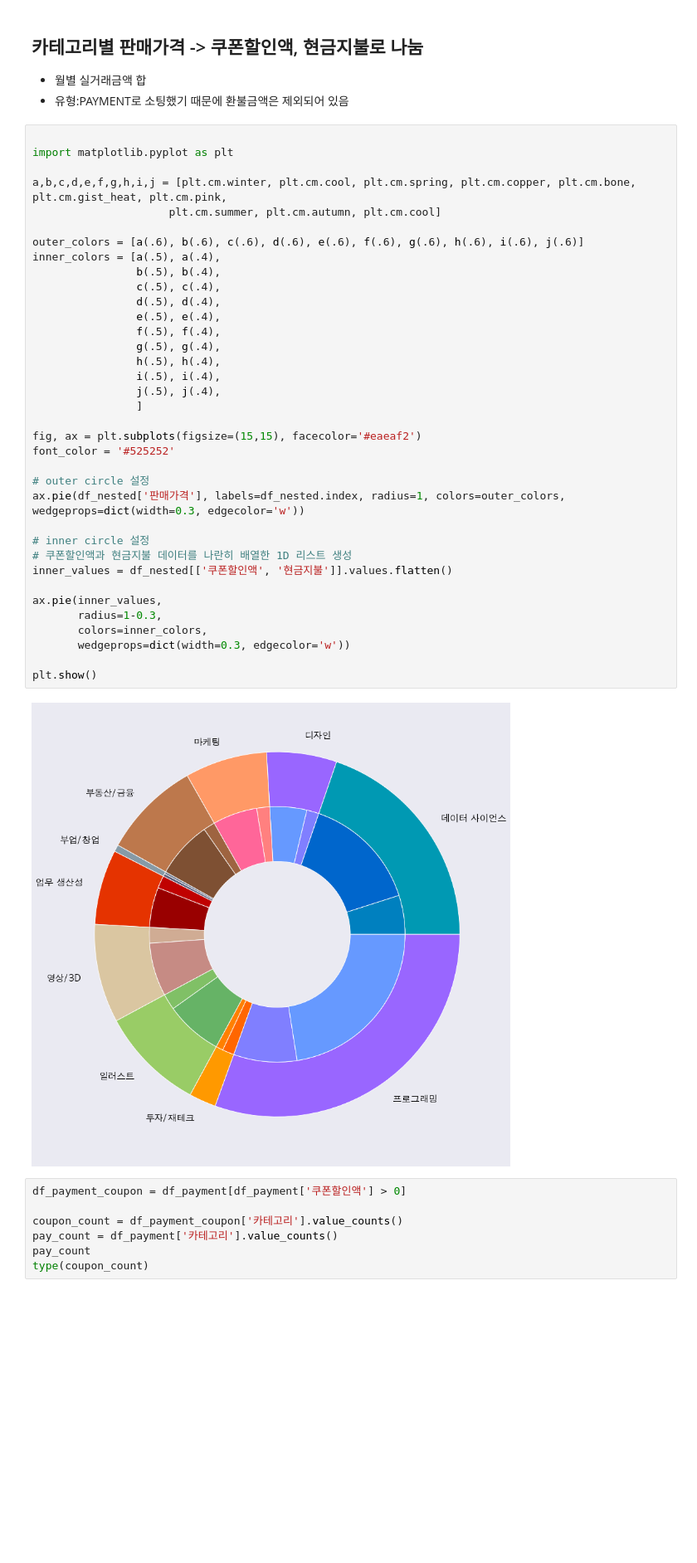
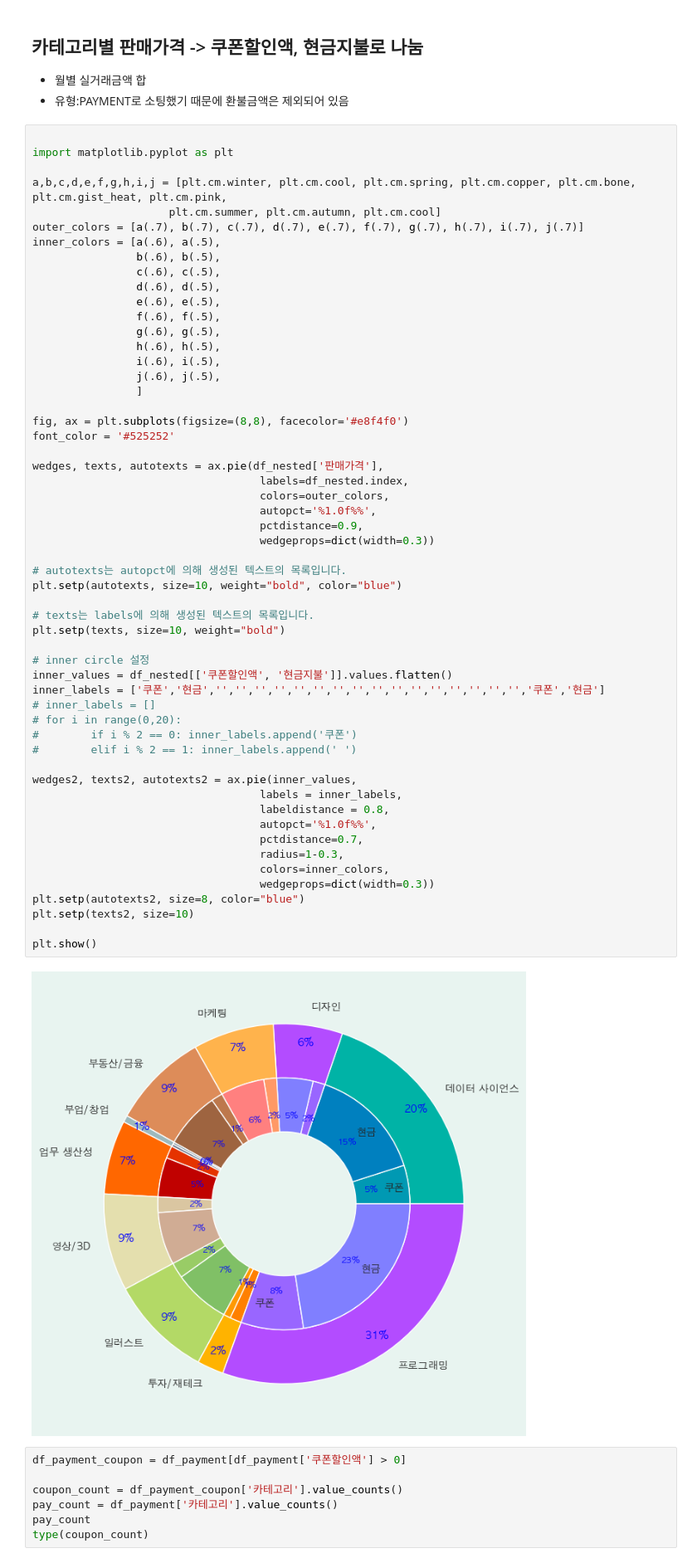
Before and after one commit to ParkSungHyon/mini_project, a Jupyter notebook: main3_230512.ipynb, the cells around one changed output. Shown at 83% size. Cells and saved outputs as stored; diff of their text form; blank space fills up the shorter version.

```diff
--- a/main3_230512.ipynb
+++ b/main3_230512.ipynb
@@ -29,41 +50,60 @@ df_nested
 # %%
 
 import matplotlib.pyplot as plt
 
 a,b,c,d,e,f,g,h,i,j = [plt.cm.winter, plt.cm.cool, plt.cm.spring, plt.cm.copper, plt.cm.bone, plt.cm.gist_heat, plt.cm.pink,
                      plt.cm.summer, plt.cm.autumn, plt.cm.cool]
-
-outer_colors = [a(.6), b(.6), c(.6), d(.6), e(.6), f(.6), g(.6), h(.6), i(.6), j(.6)]
-inner_colors = [a(.5), a(.4),
-                b(.5), b(.4),
-                c(.5), c(.4),
-                d(.5), d(.4),
-                e(.5), e(.4),
-                f(.5), f(.4),
-                g(.5), g(.4),
-                h(.5), h(.4),
-                i(.5), i(.4),
-                j(.5), j(.4),
+outer_colors = [a(.7), b(.7), c(.7), d(.7), e(.7), f(.7), g(.7), h(.7), i(.7), j(.7)]
+inner_colors = [a(.6), a(.5),
+                b(.6), b(.5),
+                c(.6), c(.5),
+                d(.6), d(.5),
+                e(.6), e(.5),
+                f(.6), f(.5),
+                g(.6), g(.5),
+                h(.6), h(.5),
+                i(.6), i(.5),
+                j(.6), j(.5),
                 ]
 
-fig, ax = plt.subplots(figsize=(15,15), facecolor='#eaeaf2')
+fig, ax = plt.subplots(figsize=(8,8), facecolor='#e8f4f0')
 font_color = '#525252'
 
-# outer circle 설정
-ax.pie(df_nested['판매가격'], labels=df_nested.index, radius=1, colors=outer_colors, wedgeprops=dict(width=0.3, edgecolor='w'))
+wedges, texts, autotexts = ax.pie(df_nested['판매가격'],
+                                   labels=df_nested.index,
+                                   colors=outer_colors,
+                                   autopct='%1.0f%%',
+                                   pctdistance=0.9,
+                                   wedgeprops=dict(width=0.3))
+
+# autotexts는 autopct에 의해 생성된 텍스트의 목록입니다.
+plt.setp(autotexts, size=10, weight="bold", color="blue")
+
+# texts는 labels에 의해 생성된 텍스트의 목록입니다.
+plt.setp(texts, size=10, weight="bold")
 
 # inner circle 설정
-# 쿠폰할인액과 현금지불 데이터를 나란히 배열한 1D 리스트 생성
 inner_values = df_nested[['쿠폰할인액', '현금지불']].values.flatten()
+inner_labels = ['쿠폰','현금','','','','','','','','','','','','','','','','','쿠폰','현금']
+# inner_labels = []
+# for i in range(0,20):
+#        if i % 2 == 0: inner_labels.append('쿠폰')
+#        elif i % 2 == 1: inner_labels.append(' ')
 
-ax.pie(inner_values,
-       radius=1-0.3,
-       colors=inner_colors,
-       wedgeprops=dict(width=0.3, edgecolor='w'))
+wedges2, texts2, autotexts2 = ax.pie(inner_values,
+                                   labels = inner_labels,
+                                   labeldistance = 0.8,
+                                   autopct='%1.0f%%',
+                                   pctdistance=0.7,
+                                   radius=1-0.3,
+                                   colors=inner_colors,
+                                   wedgeprops=dict(width=0.3))
+plt.setp(autotexts2, size=8, color="blue")
+plt.setp(texts2, size=10)
 
 plt.show()
 # %% [output]
-[figure, old version]
+[figure, new version]
 # %%
 df_payment_coupon = df_payment[df_payment['쿠폰할인액'] > 0]
 
```
Also changed, not shown: parts of 10 cells of this notebook, 1 other file.
